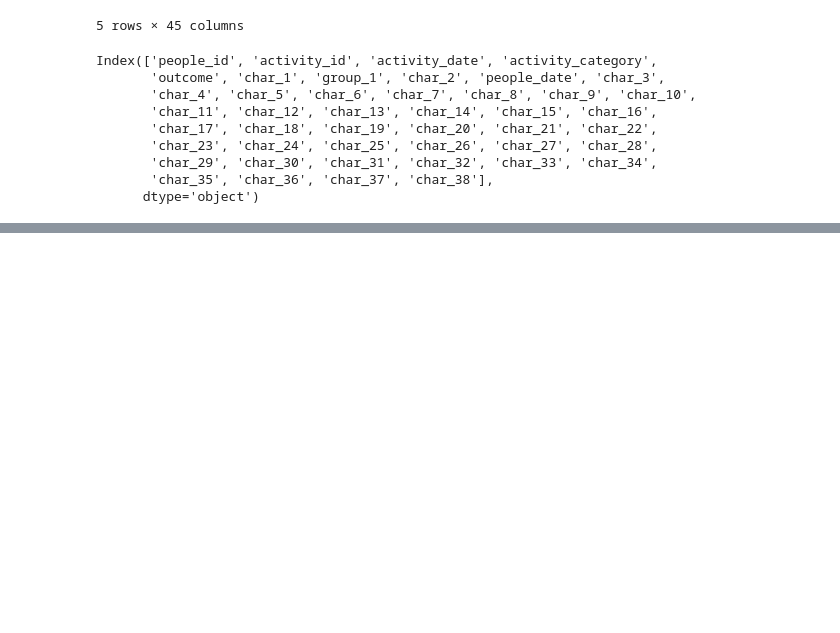
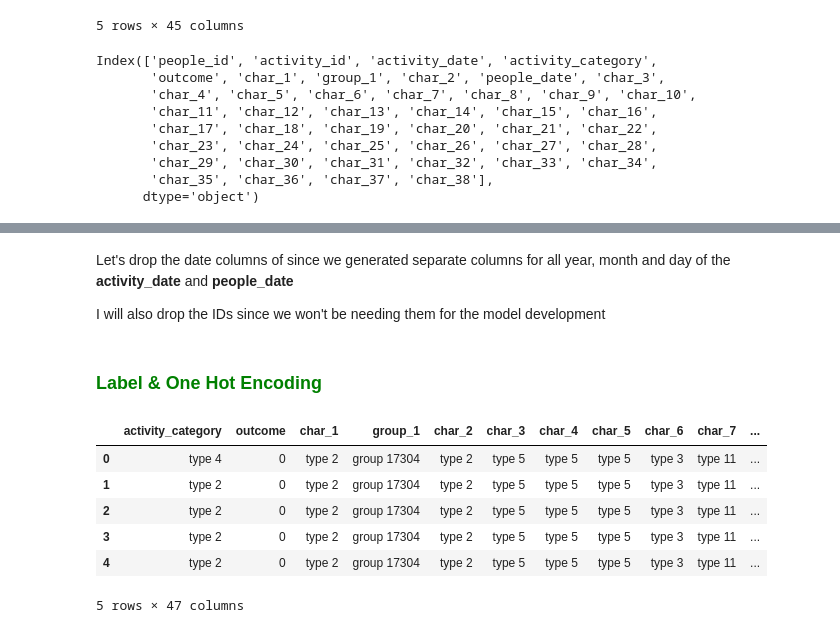
Before and after one commit to juliusmarkwei/Red-Hat-Business-Value, a Jupyter notebook: notebook/index.ipynb, the cells around one changed output, grey strips where cells are left out. Saved outputs shown, nothing was run; the diff lists cells and outputs as text; code cells hidden in the pictures; blank space fills up the shorter version.

```diff
--- a/notebook/index.ipynb
+++ b/notebook/index.ipynb
@@ -278,0 +301,19 @@ new_df.dtype
+# %% [markdown]
+<p>Let's drop the date columns of since we generated separate columns for all year, month and day of the <strong>activity_date</strong> and
+<strong>people_date</strong></p>
+<p>I will also drop the IDs since we won't be needing them for the model development</p>
+# %%
+new_df = new_df.drop(["activity_date", "people_date"], axis=1)
+new_df = new_df.drop(["people_id", "activity_id"], axis=1)
+# %% [markdown]
+### <font color="green">Label & One Hot Encoding</font>
+# %%
+new_df.head()
+# %% [output]
+|  | activity_category | outcome | char_1 | group_1 | char_2 | char_3 | char_4 | char_5 | char_6 | char_7 | ... |
+| 0 | type 4 | 0 | type 2 | group 17304 | type 2 | type 5 | type 5 | type 5 | type 3 | type 11 | ... |
+| 1 | type 2 | 0 | type 2 | group 17304 | type 2 | type 5 | type 5 | type 5 | type 3 | type 11 | ... |
+| 2 | type 2 | 0 | type 2 | group 17304 | type 2 | type 5 | type 5 | type 5 | type 3 | type 11 | ... |
+| 3 | type 2 | 0 | type 2 | group 17304 | type 2 | type 5 | type 5 | type 5 | type 3 | type 11 | ... |
+| 4 | type 2 | 0 | type 2 | group 17304 | type 2 | type 5 | type 5 | type 5 | type 3 | type 11 | ... |
+5 rows × 47 columns
```
Also changed, not shown: parts of 6 cells of this notebook.
